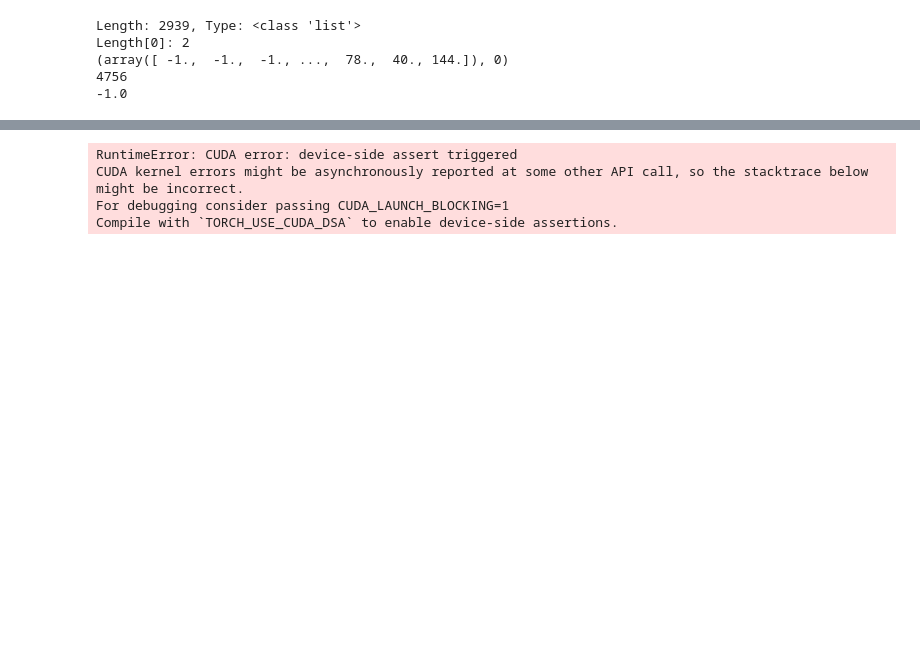
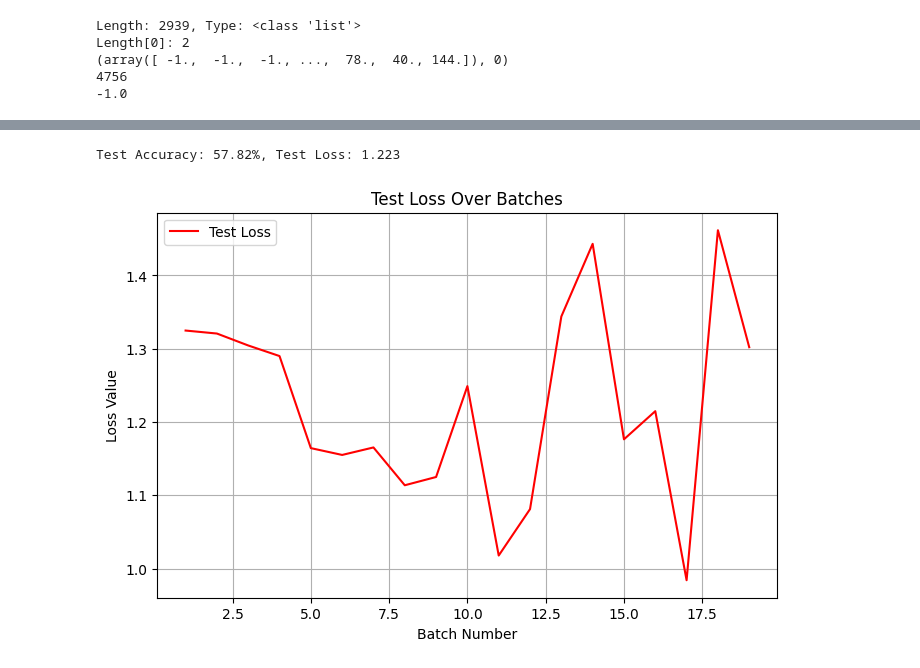
Before and after one commit to czarodziejszyn/ssne, a Jupyter notebook: projekt5/recursive_model.ipynb, the cells around one changed output, grey strips where cells are left out. Drawn from its saved outputs; the diff is of its cells as text; code cells hidden in the pictures; blank space fills up the shorter version.

```diff
--- a/projekt5/recursive_model.ipynb
+++ b/projekt5/recursive_model.ipynb
@@ -107,16 +124,29 @@ optimizer = torch.optim.Adam(model.parameters(), lr=0.001)
 loss_fun = nn.CrossEntropyLoss()
 
 for epoch in range(101):
+    model.train()
+    total_loss = 0
+
     for x, targets in train_loader:
-        x = x.to(device).unsqueeze(2)
+        x = x.to(device).unsqueeze(2)  # Shape: (batch_size, seq_len, 1) => Transpose next
+        x = x.transpose(0, 1)  # Shape: (seq_len, batch_size, input_size)
         targets = targets.to(device).long()
-        hidden = model.init_hidden(x.size(0)).to(device)
-        preds, last_hidden = model(x, hidden)
-        # preds = preds.squeeze(1)
+
+        hidden = model.init_hidden(x.size(1))  # batch_size = x.size(1)
+        hidden = tuple(h.to(device) for h in hidden)
+
+        preds, _ = model(x, hidden)
+
         optimizer.zero_grad()
         loss = loss_fun(preds, targets)
         loss.backward()
+
+        # Clip gradients to prevent exploding gradients
+        torch.nn.utils.clip_grad_norm_(model.parameters(), max_norm=1.0)
+
         optimizer.step()
+        total_loss += loss.item()
+
     if epoch % 10 == 0:
-        print(f"Epoch: {epoch}, loss: {loss.item():.3}")
+        print(f"Epoch: {epoch}, Loss: {total_loss / len(train_loader):.4f}")
 # %% [output]
@@ -127,50 +164,48 @@ Compile with `TORCH_USE_CUDA_DSA` to enable device-side assertions.
 # %%
 import matplotlib.pyplot as plt
 
-def evaluate(model, test_loader):
-    model.eval()  # Tryb ewaluacji (wyłącza dropout, batchnorm itp.)
+def evaluate(model, test_loader, loss_fun, device):
+    model.eval()
     total_correct = 0
     total_samples = 0
     loss_values = []
 
-    with torch.no_grad():  # Wyłączanie obliczeń gradientów
+    with torch.no_grad():
         for x, targets in test_loader:
             x = x.to(device).unsqueeze(2)
+            x = x.transpose(0, 1)
             targets = targets.to(device)
-            hidden = model.init_hidden(x.size(0)).to(device)
+
+            hidden = model.init_hidden(x.size(1))
+            hidden = tuple(h.to(device) for h in hidden)
+
             preds, _ = model(x, hidden)
-            preds = preds.squeeze(1)
 
             loss = loss_fun(preds, targets)
             loss_values.append(loss.item())
 
             _, predicted = torch.max(preds, dim=1)
             total_correct += (predicted == targets).sum().item()
             total_samples += targets.size(0)
 
     accuracy = total_correct / total_samples * 100
     avg_loss = sum(loss_values) / len(loss_values)
 
     print(f"Test Accuracy: {accuracy:.2f}%, Test Loss: {avg_loss:.3f}")
-
     return loss_values, accuracy
 
-# Przeprowadzamy test
-loss_values, test_accuracy = evaluate(model, test_loader)
+loss_values, test_accuracy = evaluate(model, test_loader, loss_fun, device)
 
-# Wizualizacja wyników
 epochs = list(range(1, len(loss_values) + 1))
 
 plt.figure(figsize=(8, 5))
 plt.plot(epochs, loss_values, label="Test Loss", color="red")
 plt.xlabel("Batch Number")
 plt.ylabel("Loss Value")
 plt.title("Test Loss Over Batches")
 plt.legend()
 plt.grid()
 plt.show()
 # %% [output]
-RuntimeError: CUDA error: device-side assert triggered
-CUDA kernel errors might be asynchronously reported at some other API call, so the stacktrace below might be incorrect.
-For debugging consider passing CUDA_LAUNCH_BLOCKING=1
-Compile with `TORCH_USE_CUDA_DSA` to enable device-side assertions.
+Test Accuracy: 57.82%, Test Loss: 1.223
+[figure, added]
```
Also changed, not shown: parts of 4 cells of this notebook.
